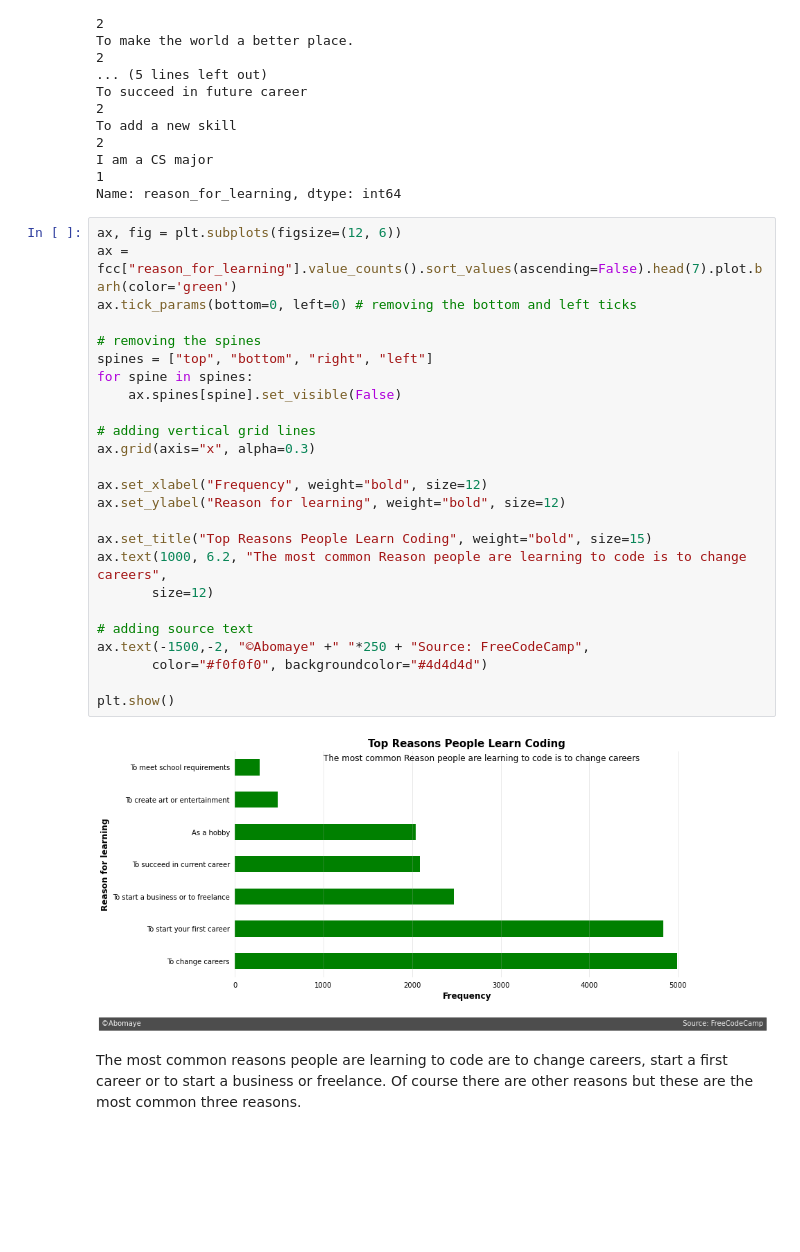
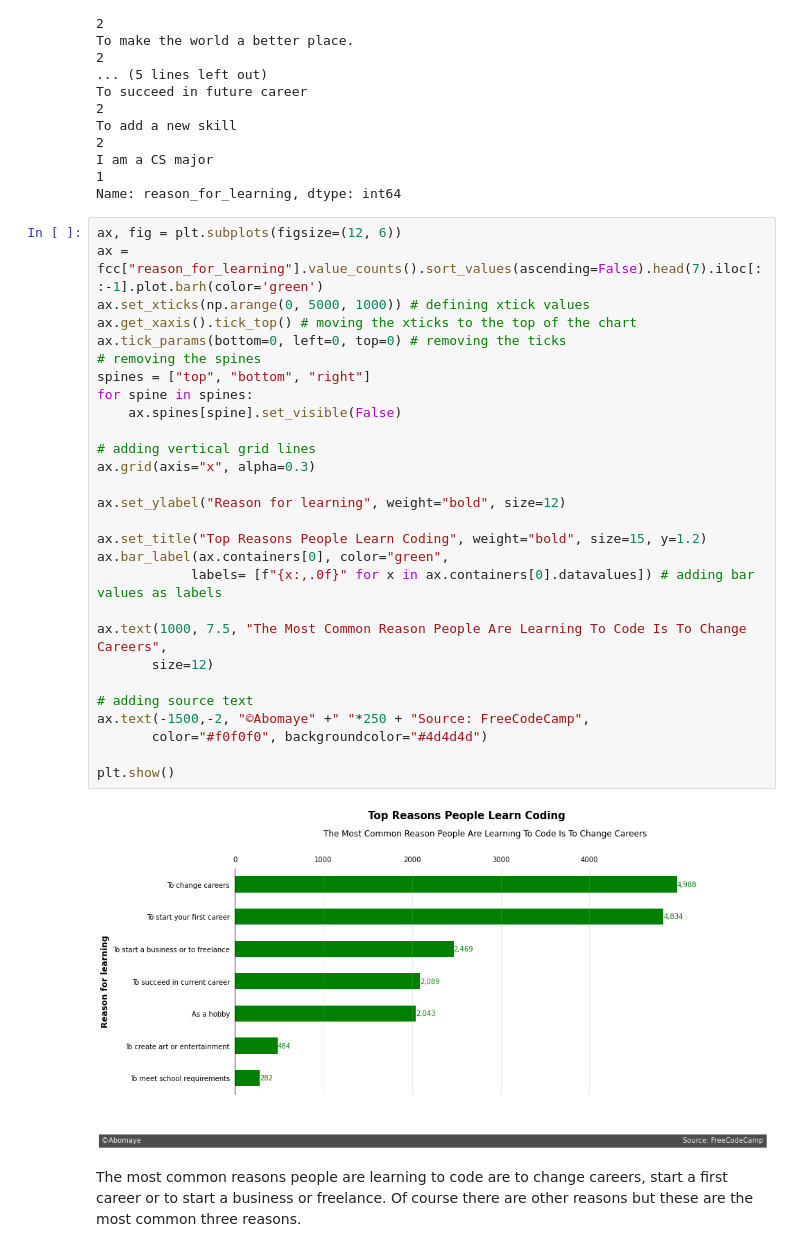
Before and after one commit to yickysan/FCC-survey, a Jupyter notebook: fcc 2021 survey.ipynb, the cells around one changed output. Drawn from its saved outputs; the diff is of its cells as text; blank space fills up the shorter version.

Commit message:
updated plot design

```diff
--- a/fcc 2021 survey.ipynb
+++ b/fcc 2021 survey.ipynb
@@ -398,31 +398,34 @@ I am a CS major
 Name: reason_for_learning, dtype: int64
 # %%
 ax, fig = plt.subplots(figsize=(12, 6))
-ax = fcc["reason_for_learning"].value_counts().sort_values(ascending=False).head(7).plot.barh(color='green')
-ax.tick_params(bottom=0, left=0) # removing the bottom and left ticks
-
+ax = fcc["reason_for_learning"].value_counts().sort_values(ascending=False).head(7).iloc[::-1].plot.barh(color='green')
+ax.set_xticks(np.arange(0, 5000, 1000)) # defining xtick values
+ax.get_xaxis().tick_top() # moving the xticks to the top of the chart
+ax.tick_params(bottom=0, left=0, top=0) # removing the ticks
 # removing the spines
-spines = ["top", "bottom", "right", "left"]
+spines = ["top", "bottom", "right"]
 for spine in spines:
     ax.spines[spine].set_visible(False)
 
 # adding vertical grid lines
 ax.grid(axis="x", alpha=0.3)
 
-ax.set_xlabel("Frequency", weight="bold", size=12)
 ax.set_ylabel("Reason for learning", weight="bold", size=12)
 
-ax.set_title("Top Reasons People Learn Coding", weight="bold", size=15)
-ax.text(1000, 6.2, "The most common Reason people are learning to code is to change careers",
+ax.set_title("Top Reasons People Learn Coding", weight="bold", size=15, y=1.2)
+ax.bar_label(ax.containers[0], color="green",
+            labels= [f"{x:,.0f}" for x in ax.containers[0].datavalues]) # adding bar values as labels
+
+ax.text(1000, 7.5, "The Most Common Reason People Are Learning To Code Is To Change Careers",
        size=12)
 
 # adding source text
 ax.text(-1500,-2, "©Abomaye" +" "*250 + "Source: FreeCodeCamp",
        color="#f0f0f0", backgroundcolor="#4d4d4d")
 
 plt.show()
 # %% [output]
-[figure, old version]
+[figure, new version]
 # %% [markdown]
 The most common reasons people are learning to code are to change careers, start a first career or to start a business or freelance. Of course there are other reasons but these are the most common three reasons.
 # %% [markdown]
```
Also changed, not shown: parts of 10 cells of this notebook.
